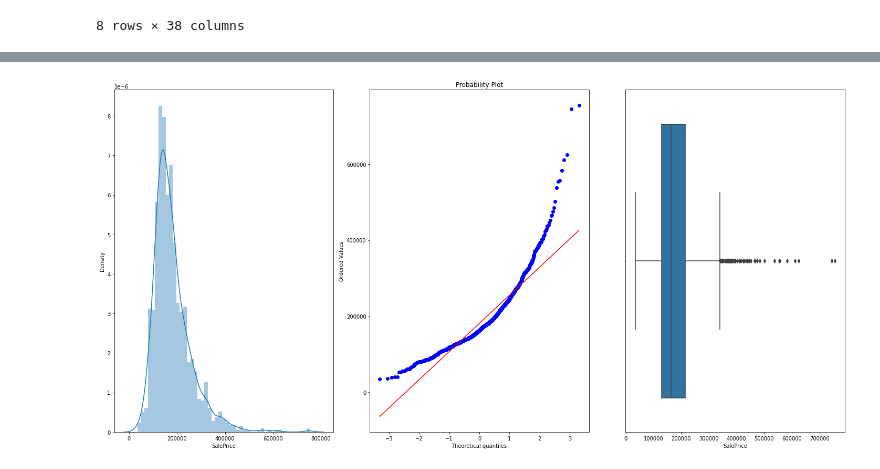
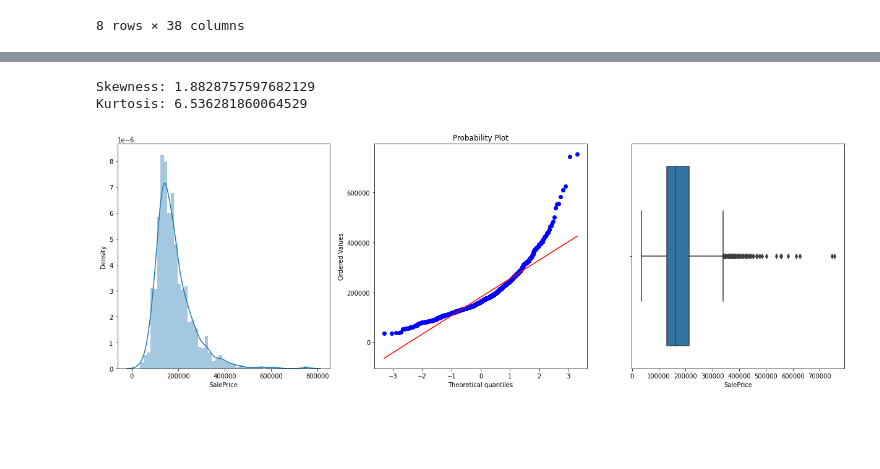
Before and after one commit to kish191919/Python_Project, a Jupyter notebook: house-prices-advanced-regression-techniques/house_prices_advanced_regression_techniques_1.ipynb, the cells around one changed output, grey strips where cells are left out. Cells and saved outputs as stored; diff of their text form; code cells hidden in the pictures; blank space fills up the shorter version.

```diff
--- a/house-prices-advanced-regression-techniques/house_prices_advanced_regression_techniques_1.ipynb
+++ b/house-prices-advanced-regression-techniques/house_prices_advanced_regression_techniques_1.ipynb
@@ -24,0 +13,2 @@ train.shape
+# %%
+df_train = pd.read_csv('./input/train.csv')
@@ -38,16 +75,21 @@ train.describe()
+# %%
+print("Skewness: {}".format(df_train['SalePrice'].skew()))
+print("Kurtosis: {}".format(df_train['SalePrice'].kurt()))
+# %% [output]
+Skewness: 1.8828757597682129
+Kurtosis: 6.536281860064529
 # %%
-plt.figure(figsize=(20,10))
+plt.figure(figsize=(17,6))
 
-plt.subplot(1,3,1)
-sns.distplot(train["SalePrice"])
+plt.subplot(131)
+sns.distplot(df_train["SalePrice"])
 
-plt.subplot(1,3,2)
-stats.probplot(train["SalePrice"], plot=plt)
+plt.subplot(132)
+stats.probplot(df_train["SalePrice"], plot=plt)
 
-plt.subplot(1,3,3)
-sns.boxplot(train["SalePrice"])
-
+plt.subplot(133)
+sns.boxplot(df_train["SalePrice"])
 plt.tight_layout()
 plt.show()
 # %% [output]
-[figure, old version]
+[figure, new version]
```
Also changed, not shown: parts of 28 cells of this notebook.
